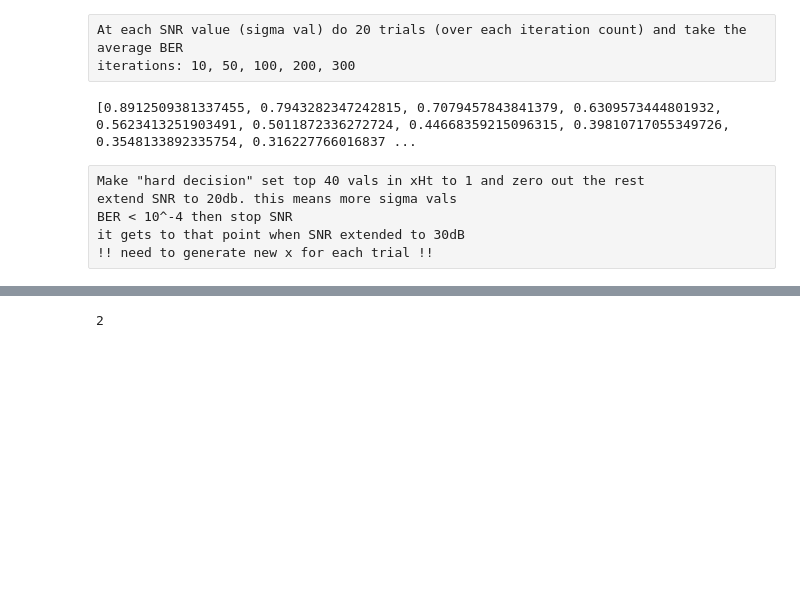
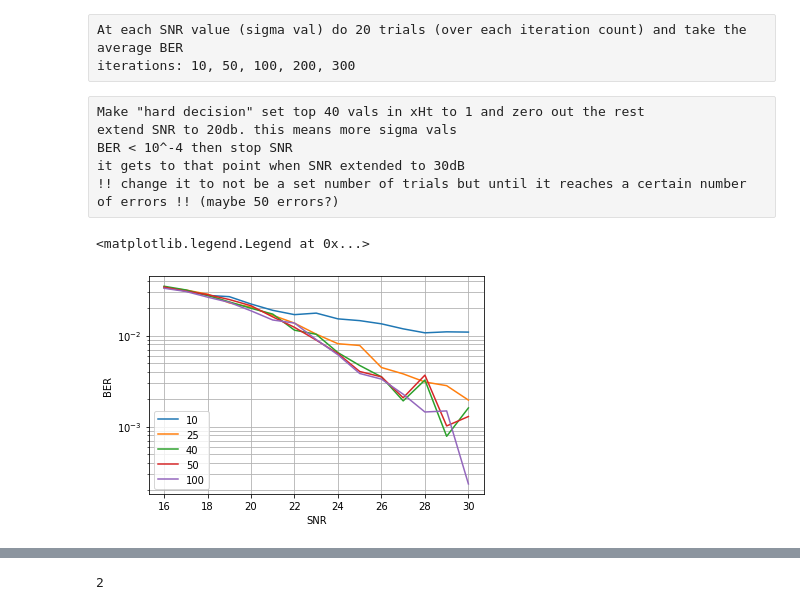
Before and after one commit to hollynroper/URS-22-23, a Jupyter notebook: Week of 10_3.ipynb, the cells around one changed output, grey strips where cells are left out. Cells and saved outputs as stored; diff of their text form; code cells hidden in the pictures; blank space fills up the shorter version.

```diff
--- a/Week of 10_3.ipynb
+++ b/Week of 10_3.ipynb
@@ -16,12 +16,12 @@ k = 40
 trials = 50
 #iteration = 200
 snr_range = 30
-iterations = np.array([10, 50, 100, 200])
+iterations = np.array([10, 25, 40, 50, 100])
 
 # create x vector  CHANGE ME- to how you discussed with Jamison
 x = np.zeros((N, 1))
 idx_nonzero_entries = np.random.permutation(N)[0:k]
-non_zero_entries = np.random.randint(10, size=(k, 1))+1
+#non_zero_entries = np.random.randint(10, size=(k, 1))+1
 x[idx_nonzero_entries] = 1 # non_zero_entries
 
 # Generate matrix A
@@ -30,10 +30,13 @@ A = np.sqrt(1/n)*np.random.randn(n, N)
 
 
 # create sigmas corresponding to SNR range
+# need to convert SNR to linear scale!!
 sigma = []
 for i in range(1,snr_range + 1):
+    #snr_linear_scale = 10**(i/20)
+    #sigma.append(np.sqrt(1 / (n * snr_linear_scale)))
     sigma.append(1 / sqrt((10**(i/10))))
-print(sigma)
+#print(sigma)
 
 
 # Prep for AMP
@@ -43,8 +46,6 @@ ons = 0
 tau = 0
 
 snr = np.arange(1, snr_range + 1, 1)  #creates array of 1-snr_range
-# %% [output]
-[0.8912509381337455, 0.7943282347242815, 0.7079457843841379, 0.6309573444801932, 0.5623413251903491, 0.5011872336272724, 0.44668359215096315, 0.39810717055349726, 0.3548133892335754, 0.316227766016837 ...
 # %%
 # support functions
 #eta
@@ -60,9 +61,10 @@ Make "hard decision" set top 40 vals in xHt to 1 and zero out the rest
 extend SNR to 20db. this means more sigma vals
 BER < 10^-4 then stop SNR
 it gets to that point when SNR extended to 30dB
-!! need to generate new x for each trial !!
+!! change it to not be a set number of trials but until it reaches a certain number of errors !! (maybe 50 errors?)
 # %%
 # generates new x vector for each trial
+# this is run with original sigma calculation
 for iteration in iterations:
     avg_ber = np.zeros(snr_range)  # will hold the avg values to be plotted vs snr
     for i in range(snr_range):  #  controls the sigma value (SNR)
@@ -76,39 +78,42 @@ for iteration in iterations:
              # create x vector  CHANGE ME- to how you discussed with Jamison
             x = np.zeros((N, 1))
             idx_nonzero_entries = np.random.permutation(N)[0:k]
-            non_zero_entries = np.random.randint(10, size=(k, 1))+1
+            #non_zero_entries = np.random.randint(10, size=(k, 1))+1
             x[idx_nonzero_entries] = 1 # non_zero_entries
 
             # generate new w and y for each sigma
             w = sigma[i]* np.random.randn(n,1)  # noise vec
             y = A @ x + w
             z = np.zeros(y.shape)
 
             for iter_num in range(iteration):
                 # run AMP
                 ons = onsager(z, r, tau) #calulate next onsager
                 z = y - A @ xHt + ons
                 tau = np.sqrt((1/n)) * np.linalg.norm(z)
                 r = xHt + A.T @ z
                 xHt = eta(r, tau)
             # hard decision
             idxmax = np.argpartition(xHt, -k, axis=0)[-k:]  # returns indicies of top 40 vals
             xHt = np.zeros(x.shape)
             xHt[idxmax] = 1
 
             ber += (1/N) * np.sum((x != 0) ^ (xHt != 0))
         avg_ber[i] = ber / trials
     # note the restricted domain to see diff more clearly
     plt.semilogy(snr[15:], avg_ber[15:], label=iteration)
    # print(f'avg_ber = {avg_ber}')
 
 #plt.figure()
 plt.xlabel('SNR')
 plt.ylabel('BER')
 plt.grid(True, which='both')
 plt.legend()
 #plt.show()
 
 #plt.title("log(BER) vs. SNR")
+# %% [output]
+<matplotlib.legend.Legend at 0x...>
+[figure, added]
 # %%
 # removes the hard decsion - when I do this the graph gets super messy
```
Also changed, not shown: parts of 1 cell of this notebook.
